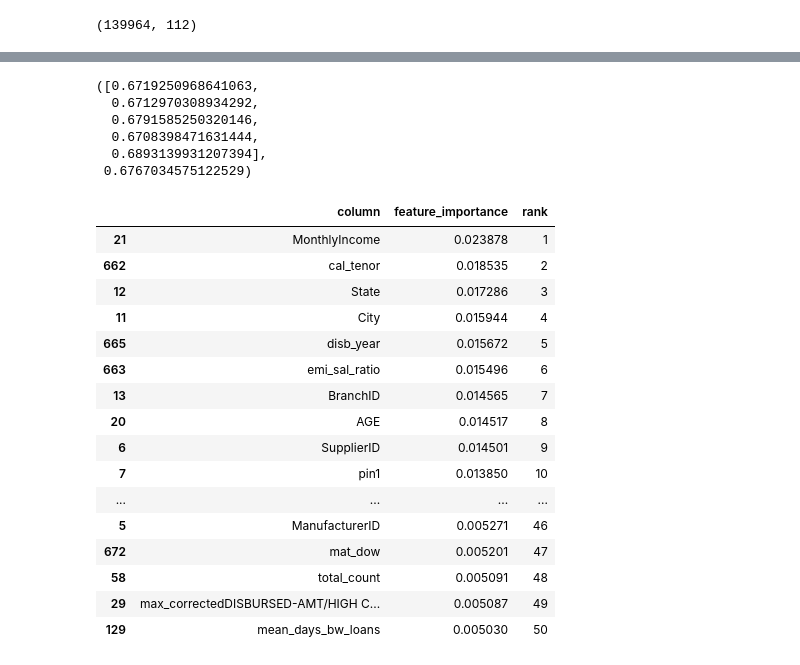
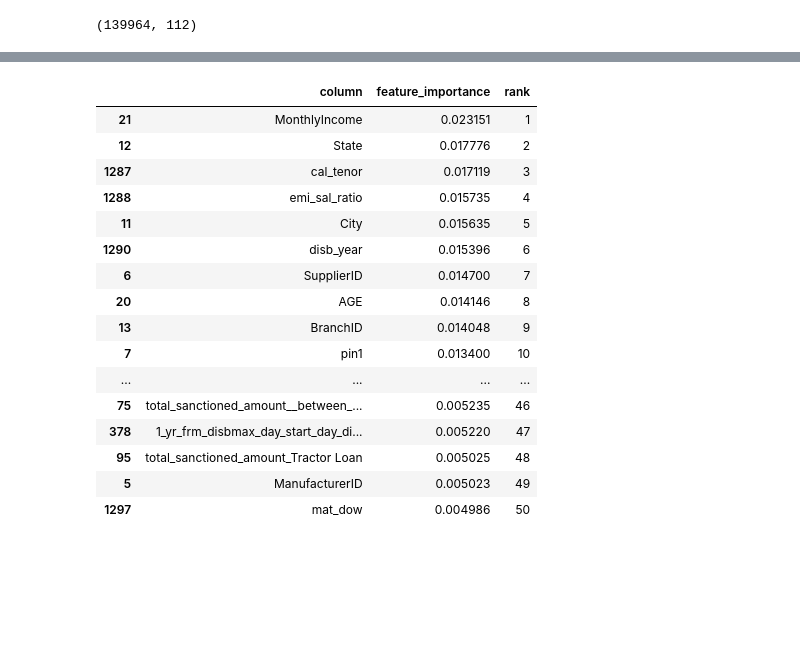
Before and after one commit to sahil711/AV_LTFS3, a Jupyter notebook: model.ipynb, the cells around one changed output, grey strips where cells are left out. Saved outputs shown, nothing was run; the diff lists cells and outputs as text; code cells hidden in the pictures; blank space fills up the shorter version.

```diff
--- a/model.ipynb
+++ b/model.ipynb
@@ -115,7 +119,9 @@ df['mat_mon'] = df['MaturityDAte'].dt.month
 df['mat_day'] = df['MaturityDAte'].dt.day
 df['mat_dow'] = df['MaturityDAte'].dt.dayofweek
 # %%
-cat_cols = ['Frequency', 'InstlmentMode', 'LoanStatus', 'PaymentMode', 'Area','ManufacturerID','SupplierID','pin1','pin2','pin3', 'SEX', 'City', 'State','BranchID']
+cat_cols = ['Frequency', 'InstlmentMode', 'LoanStatus', 'PaymentMode', 'Area','ManufacturerID',
+            'SupplierID','pin1','pin2','pin3', 'SEX', 'City', 'State','BranchID',
+           ]
 target = 'Top-up Month'
 drop_cols = ['ID','DisbursalDate','MaturityDAte','AuthDate','AssetID','ZiPCODE']
 num_cols = (df.columns[~df.columns.isin([target]+drop_cols+cat_cols)].tolist())
@@ -191,7 +199,7 @@ est.model
 params = {'boosting_type': 'gbdt', 'colsample_bytree': 0.8, 'learning_rate': 0.05, 'min_child_weight': 40.0, 'n_estimators': 5000,
           'n_jobs': -1, 'num_leaves': 192, 'objective': 'multiclass', 'subsample': 1.0, 'subsample_freq': 5} ### cv0.6225
 # %%
-est = Estimator(model = LGBMClassifier(colsample_bytree=0.7000000000000001, min_child_weight=60.0,
+est = Estimator(model = LGBMClassifier(colsample_bytree=0.7000000000000001, min_child_weight=60.0,learning_rate=0.1,
                n_estimators=5000, num_leaves=64, objective='multiclass',
                subsample_freq=5),validation_scheme=folds,early_stopping_rounds=100,n_jobs=-1)
 
@@ -228,2 +235,0 @@ est.cv_scores,est.overall_cv_score
-# %%
-temp = est.fit_transform(train[use_cols].values,train[target].values)
@@ -248,29 +236,22 @@ Early stopping, best iteration is:
-# %%
-est.cv_scores,est.overall_cv_score
-# %% [output]
-([0.6719250968641063,
-  0.6712970308934292,
-  0.6791585250320146,
-  0.6708398471631444,
-  0.6893139931207394],
- 0.6767034575122529)
+# %%
+feat_imp = est.feature_importance_df(use_cols)
 # %%
-est.feature_importance_df(use_cols).head(50)
+feat_imp.head(50)
 # %% [output]
 |  | column | feature_importance | rank |
-| 21 | MonthlyIncome | 0.023878 | 1 |
-| 662 | cal_tenor | 0.018535 | 2 |
-| 12 | State | 0.017286 | 3 |
-| 11 | City | 0.015944 | 4 |
-| 665 | disb_year | 0.015672 | 5 |
-| 663 | emi_sal_ratio | 0.015496 | 6 |
-| 13 | BranchID | 0.014565 | 7 |
-| 20 | AGE | 0.014517 | 8 |
-| 6 | SupplierID | 0.014501 | 9 |
-| 7 | pin1 | 0.013850 | 10 |
+| 21 | MonthlyIncome | 0.023151 | 1 |
+| 12 | State | 0.017776 | 2 |
+| 1287 | cal_tenor | 0.017119 | 3 |
+| 1288 | emi_sal_ratio | 0.015735 | 4 |
+| 11 | City | 0.015635 | 5 |
+| 1290 | disb_year | 0.015396 | 6 |
+| 6 | SupplierID | 0.014700 | 7 |
+| 20 | AGE | 0.014146 | 8 |
+| 13 | BranchID | 0.014048 | 9 |
+| 7 | pin1 | 0.013400 | 10 |
 | ... | ... | ... | ... |
-| 5 | ManufacturerID | 0.005271 | 46 |
-| 672 | mat_dow | 0.005201 | 47 |
-| 58 | total_count | 0.005091 | 48 |
-| 29 | max_correctedDISBURSED-AMT/HIGH C... | 0.005087 | 49 |
-| 129 | mean_days_bw_loans | 0.005030 | 50 |
+| 75 | total_sanctioned_amount__between_... | 0.005235 | 46 |
+| 378 | 1_yr_frm_disbmax_day_start_day_di... | 0.005220 | 47 |
+| 95 | total_sanctioned_amount_Tractor Loan | 0.005025 | 48 |
+| 5 | ManufacturerID | 0.005023 | 49 |
+| 1297 | mat_dow | 0.004986 | 50 |
```
Also changed, not shown: parts of 20 cells of this notebook, 2 other files.
